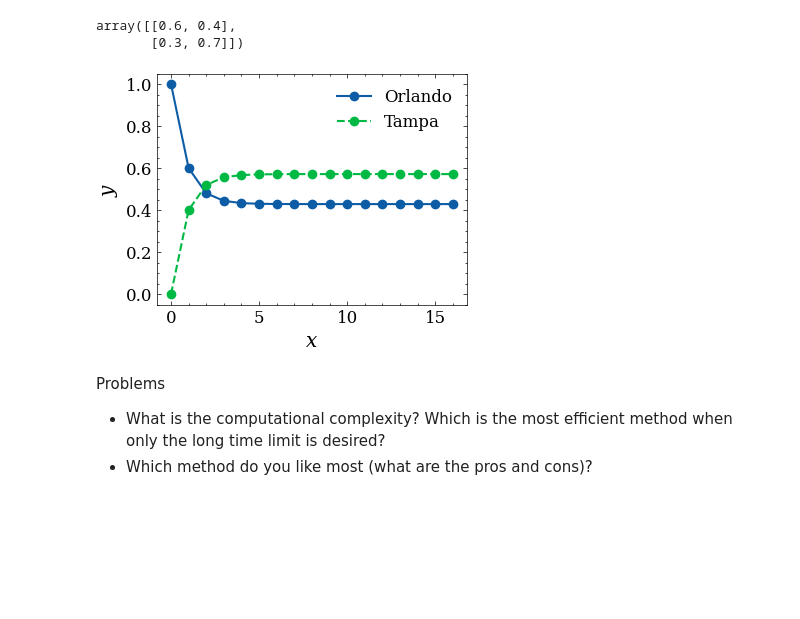
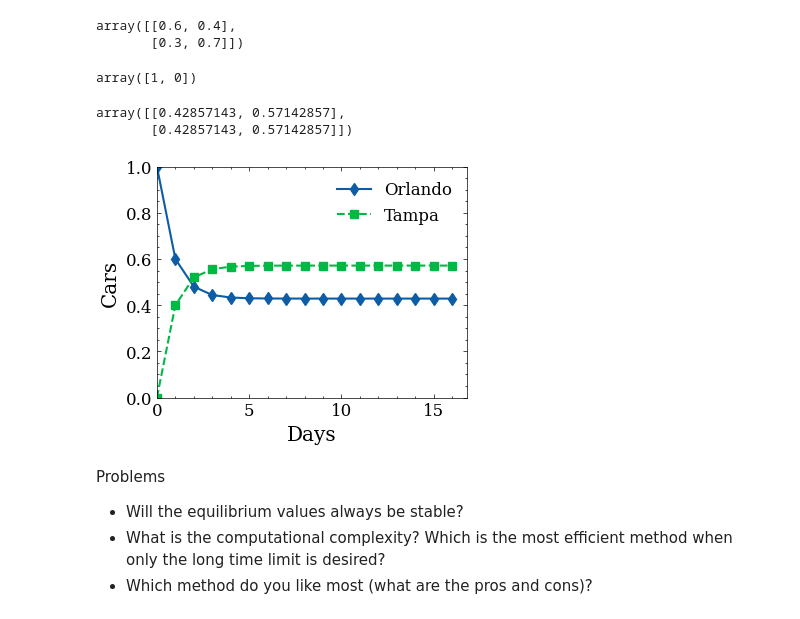
Before and after one commit to liwt31/MathModel, a Jupyter notebook: 09CarRentalCompany.ipynb, the cells around one changed output. Drawn from its saved outputs; the diff is of its cells as text; code cells hidden in the pictures; blank space fills up the shorter version.

```diff
--- a/09CarRentalCompany.ipynb
+++ b/09CarRentalCompany.ipynb
@@ -87,22 +90,34 @@ u @ np.diag(lam) @ np.linalg.inv(u)
 # %% [output]
 array([[0.6, 0.4],
        [0.3, 0.7]])
+# %%
+v0
+# %% [output]
+array([1, 0])
+# %%
+u @ np.diag(lam) ** (i + 1) @ np.linalg.inv(u)
+# %% [output]
+array([[0.42857143, 0.57142857],
+       [0.42857143, 0.57142857]])
 # %%
 v_list = [v0]
 for i in range(16):
     v = v0 @ u @ np.diag(lam) ** (i + 1) @ np.linalg.inv(u)
     v_list.append(v)
 
 v_list = np.array(v_list)
-plt.plot(v_list[:, 0], label="Orlando", marker="o")
-plt.plot(v_list[:, 1], label="Tampa", marker="o", linestyle="--")
-plt.xlabel("$x$")
-plt.ylabel("$y$")
+plt.plot(v_list[:, 0], label="Orlando", marker="d")
+plt.plot(v_list[:, 1], label="Tampa", marker="s", linestyle="--")
+plt.xlabel("Days")
+plt.ylabel("Cars")
+plt.xlim(0, None)
+plt.ylim(0, 1)
 plt.legend()
 plt.show()
 # %% [output]
-[figure, old version]
+[figure, new version]
 # %% [markdown]
 Problems
+- Will the equilibrium values always be stable?
 - What is the computational complexity? Which is the most efficient method when only the long time limit is desired?
 - Which method do you like most (what are the pros and cons)?
```
Also changed, not shown: parts of 3 cells of this notebook.
